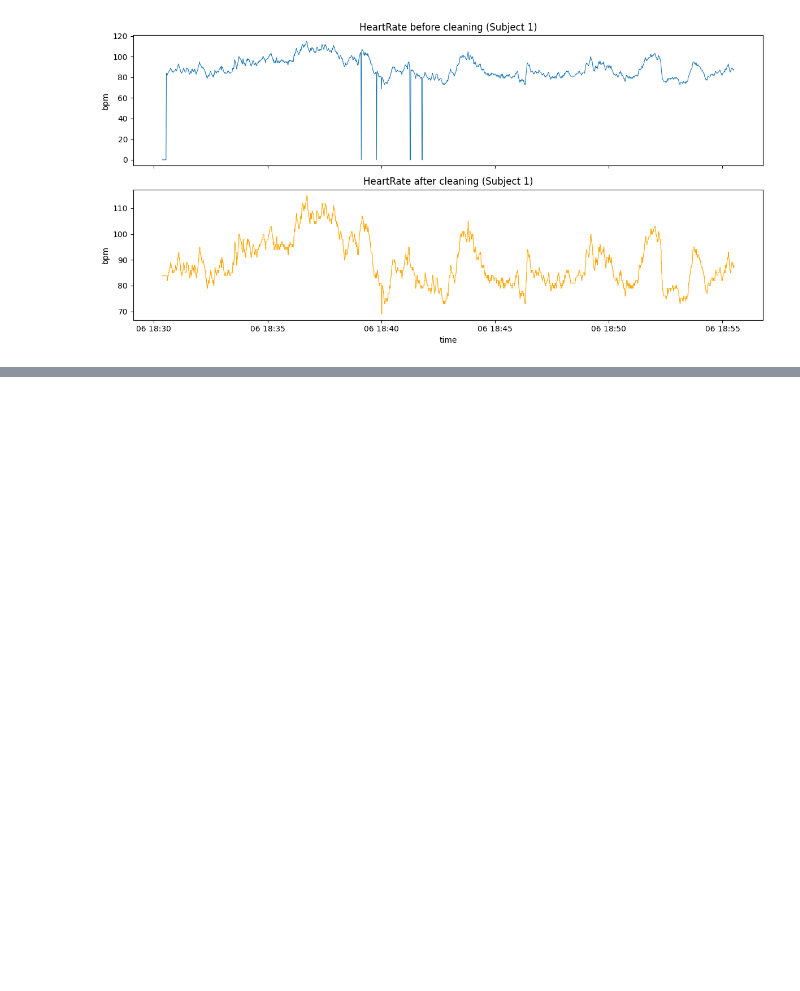
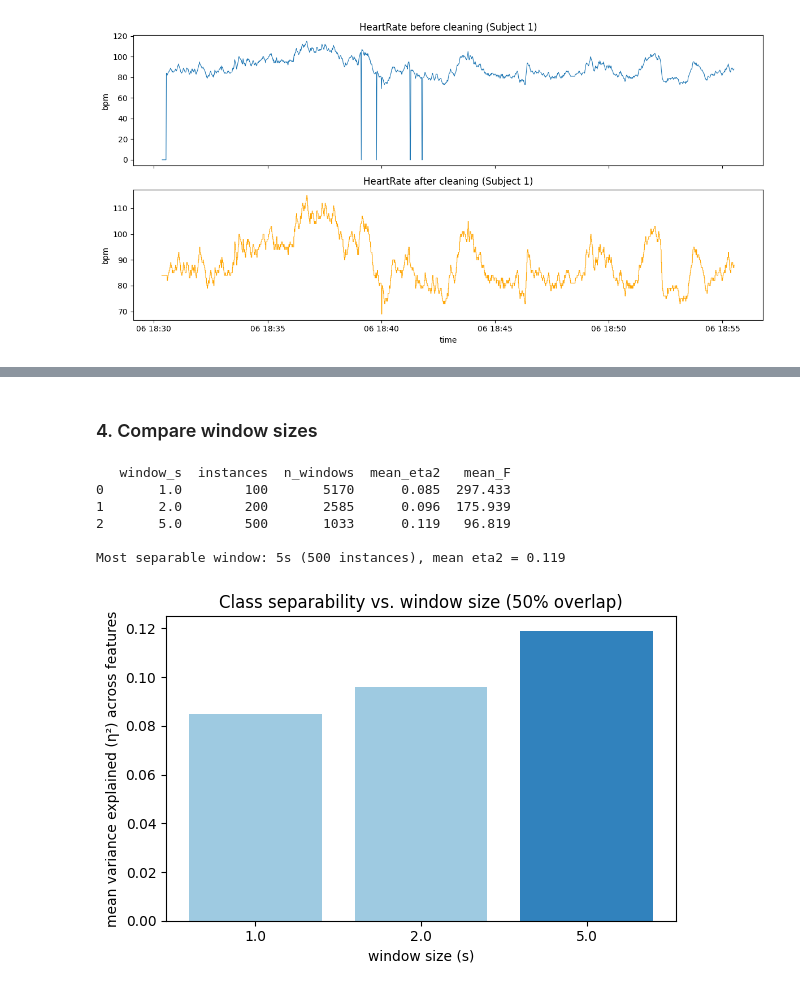
Before and after one commit to kms2302/group8_ml4qs, a Jupyter notebook: Python3Code/group8/Machine learning.ipynb, the cells around one changed output, grey strips where cells are left out. Saved outputs shown, nothing was run; the diff lists cells and outputs as text; code cells hidden in the pictures; blank space fills up the shorter version.

Commit message:
Add feature extraction

```diff
--- a/Python3Code/group8/Machine learning.ipynb
+++ b/Python3Code/group8/Machine learning.ipynb
@@ -400,7 +401,7 @@ merged['HeartRate_bpm'] = merged['HeartRate_bpm'].replace(0, np.nan)
 Accelerometer, Gyroscope, Gravity, TotalAcceleration, and Magnetometer produce continuous normally distributed measurements, making Chauvenet appropriate. We use $c=2$ per subject to avoid mixing subject distributions. Flagged values are replaced with NaN for imputation. Orientation is excluded as it is a bounded signal in $[-\pi, \pi]$ and
 does not satisfy the normality assumption.
 # %%
-def chauvenet(series: pd.Series, c=2, visualize=False):
+def chauvenet(series: pd.Series, c=2):
     """
     Chauvenet's criterion: Reject a measurement when the
     probability of observing it is less than 1 / (c*N).
@@ -541,0 +582,9 @@ plt.show()
+# %%
+motion_cols = [col for col in merged.columns if any(
+    s in col for s in ['WatchAccelerometer', 'WatchGyroscope', 'WatchMagnetometer']
+)]
+
+df = merged[['time', 'subject', 'label'] + motion_cols].copy()
+
+print(f"Retained {len(motion_cols)} motion sensor columns:")
+print(motion_cols)
@@ -541,0 +672,52 @@ plt.show()
+# %% [markdown]
+### 4. Compare window sizes
+# %%
+window_sizes = [100, 200, 500]
+k = 3
+
+results = []
+for win in window_sizes:
+    step  = int(win * (1 - OVERLAP))   # same overlap as the main run
+    feats = extract_features(df, motion_cols, win, step)
+    X = feats.drop(columns=['time', 'subject', 'label'])
+    y = feats['label']
+    N = len(feats)
+
+    F, _ = f_classif(X, y)
+
+    eta2 = (F * (k - 1)) / (F * (k - 1) + (N - k))
+
+    results.append({
+        'window_s':  win / 100,
+        'instances': win,
+        'n_windows': N,
+        'mean_eta2': np.nanmean(eta2),
+        'mean_F':    np.nanmean(F),
+    })
+
+window_comparison = pd.DataFrame(results)
+print(window_comparison.round(3))
+
+best_row = window_comparison.loc[window_comparison['mean_eta2'].idxmax()]
+print(f"\nMost separable window: {best_row['window_s']:.0f}s "
+      f"({best_row['instances']:.0f} instances), mean eta2 = {best_row['mean_eta2']:.3f}")
+
+best = window_comparison['mean_eta2'].max()
+colors = ['#3182bd' if v == best else '#9ecae1' for v in window_comparison['mean_eta2']]
+
+plt.figure(figsize=(6, 4))
+plt.bar(window_comparison['window_s'].astype(str), window_comparison['mean_eta2'], color=colors)
+plt.xlabel('window size (s)')
+plt.ylabel('mean variance explained (η²) across features')
+plt.title(f'Class separability vs. window size ({OVERLAP:.0%} overlap)')
+plt.tight_layout()
+plt.savefig('figures/window_size_comparison.png', dpi=150)
+plt.show()
+# %% [output]
+   window_s  instances  n_windows  mean_eta2   mean_F
+0       1.0        100       5170      0.085  297.433
+1       2.0        200       2585      0.096  175.939
+2       5.0        500       1033      0.119   96.819
+
+Most separable window: 5s (500 instances), mean eta2 = 0.119
+[figure, added]
```
Also changed, not shown: parts of 19 cells of this notebook.
